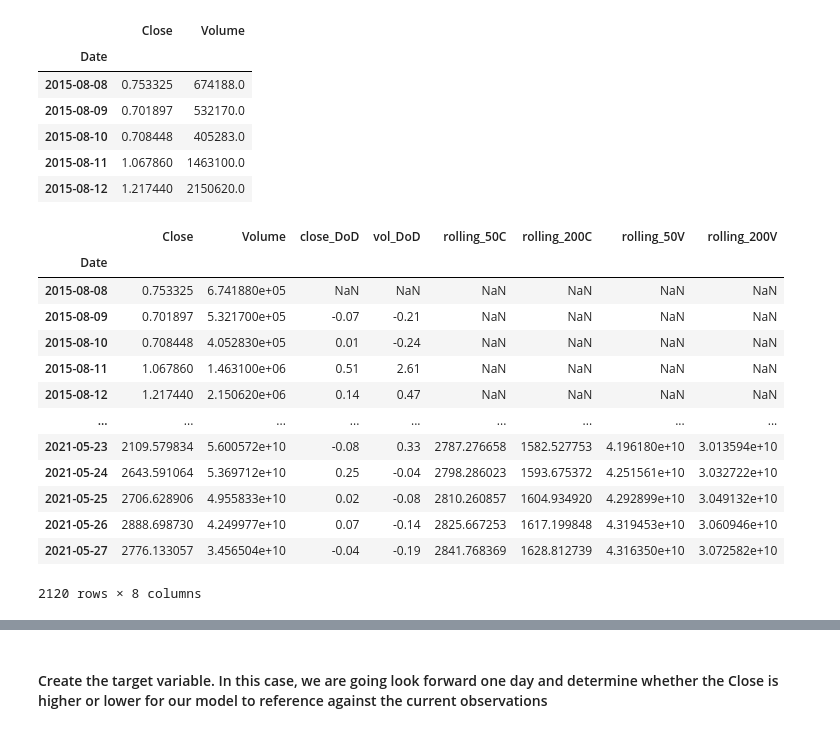
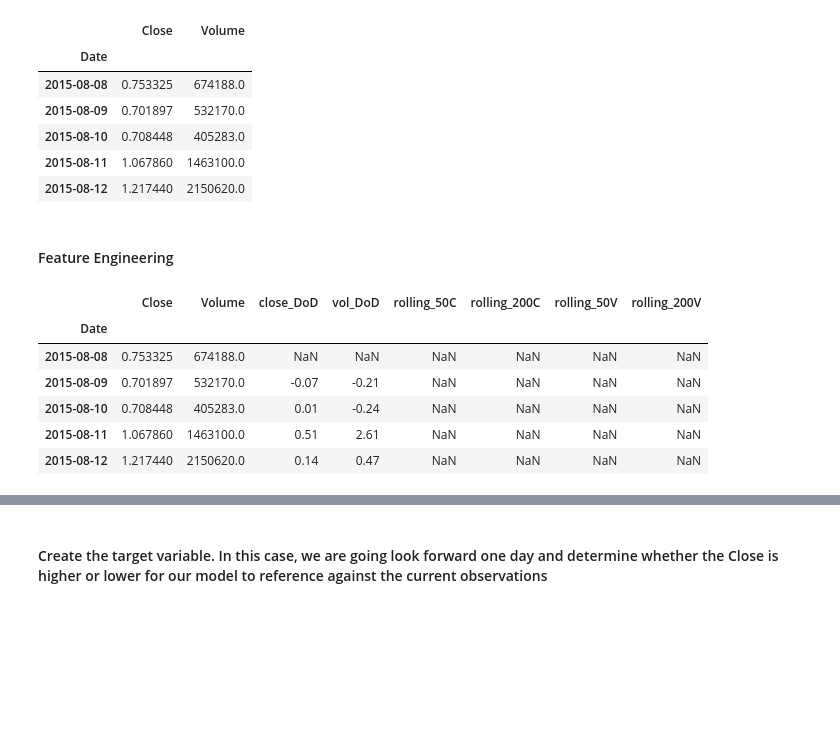
Before and after one commit to albertopuentes/Individual-Project, a Jupyter notebook: individual-project-notebook.ipynb, the cells around one changed output, grey strips where cells are left out. Saved outputs shown, nothing was run; the diff lists cells and outputs as text; code cells hidden in the pictures; blank space fills up the shorter version.

```diff
--- a/individual-project-notebook.ipynb
+++ b/individual-project-notebook.ipynb
@@ -180,3 +186,5 @@ eth.head()
+# %% [markdown]
+#### Feature Engineering
 # %%
 # Create % change Day-over-Day data columns
 eth['close_DoD'] = round(eth.Close.pct_change(), 2)
@@ -191,22 +199,15 @@ rolling_200V=lambda eth: eth.Volume.rolling(200).mean())
 # %%
 # Housecleaning df name to make later code less clunky
 dfm = rolling_df
-dfm
+dfm.head()
 # %% [output]
 |  | Close | Volume | close_DoD | vol_DoD | rolling_50C | rolling_200C | rolling_50V | rolling_200V |
 | Date |  |  |  |  |  |  |  |  |
-| 2015-08-08 | 0.753325 | 6.741880e+05 | NaN | NaN | NaN | NaN | NaN | NaN |
-| 2015-08-09 | 0.701897 | 5.321700e+05 | -0.07 | -0.21 | NaN | NaN | NaN | NaN |
-| 2015-08-10 | 0.708448 | 4.052830e+05 | 0.01 | -0.24 | NaN | NaN | NaN | NaN |
-| 2015-08-11 | 1.067860 | 1.463100e+06 | 0.51 | 2.61 | NaN | NaN | NaN | NaN |
-| 2015-08-12 | 1.217440 | 2.150620e+06 | 0.14 | 0.47 | NaN | NaN | NaN | NaN |
-| ... | ... | ... | ... | ... | ... | ... | ... | ... |
-| 2021-05-23 | 2109.579834 | 5.600572e+10 | -0.08 | 0.33 | 2787.276658 | 1582.527753 | 4.196180e+10 | 3.013594e+10 |
-| 2021-05-24 | 2643.591064 | 5.369712e+10 | 0.25 | -0.04 | 2798.286023 | 1593.675372 | 4.251561e+10 | 3.032722e+10 |
-| 2021-05-25 | 2706.628906 | 4.955833e+10 | 0.02 | -0.08 | 2810.260857 | 1604.934920 | 4.292899e+10 | 3.049132e+10 |
-| 2021-05-26 | 2888.698730 | 4.249977e+10 | 0.07 | -0.14 | 2825.667253 | 1617.199848 | 4.319453e+10 | 3.060946e+10 |
-| 2021-05-27 | 2776.133057 | 3.456504e+10 | -0.04 | -0.19 | 2841.768369 | 1628.812739 | 4.316350e+10 | 3.072582e+10 |
+| 2015-08-08 | 0.753325 | 674188.0 | NaN | NaN | NaN | NaN | NaN | NaN |
+| 2015-08-09 | 0.701897 | 532170.0 | -0.07 | -0.21 | NaN | NaN | NaN | NaN |
+| 2015-08-10 | 0.708448 | 405283.0 | 0.01 | -0.24 | NaN | NaN | NaN | NaN |
+| 2015-08-11 | 1.067860 | 1463100.0 | 0.51 | 2.61 | NaN | NaN | NaN | NaN |
+| 2015-08-12 | 1.217440 | 2150620.0 | 0.14 | 0.47 | NaN | NaN | NaN | NaN |
-2120 rows × 8 columns
 # %%
 # Exponential Moving Average Indicator Function
 def EMA(dfm, period=7, column='Close'):
```
Also changed, not shown: parts of 41 cells of this notebook.
